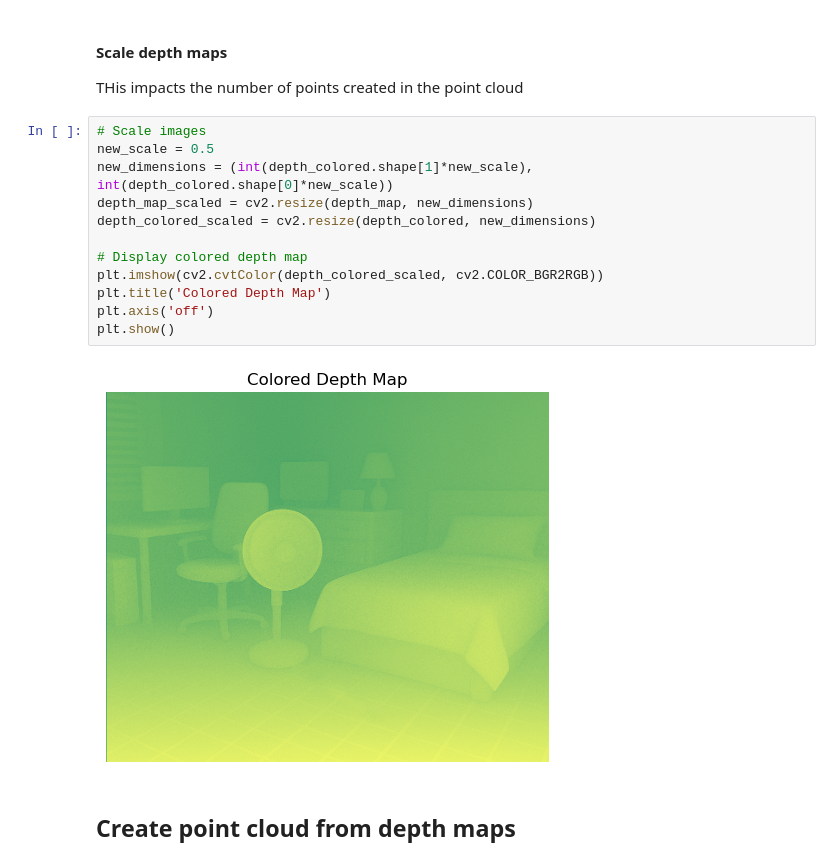
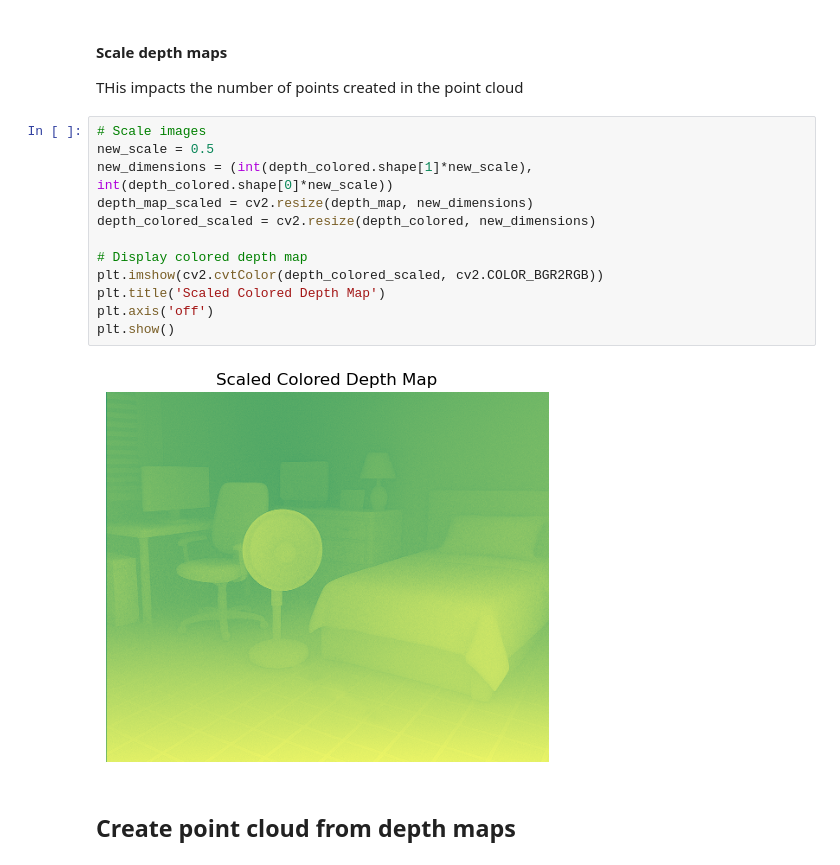
Before and after one commit to DrJohnHughes/EmbodiedAI-DarkNav, a Jupyter notebook: notebooks/00_smoke_test_depthviz.ipynb, the cells around one changed output. Saved outputs shown, nothing was run; the diff lists cells and outputs as text.

```diff
--- a/notebooks/00_smoke_test_depthviz.ipynb
+++ b/notebooks/00_smoke_test_depthviz.ipynb
@@ -35,17 +35,17 @@ THis impacts the number of points created in the point cloud
 # %%
 # Scale images
 new_scale = 0.5
 new_dimensions = (int(depth_colored.shape[1]*new_scale), int(depth_colored.shape[0]*new_scale))
 depth_map_scaled = cv2.resize(depth_map, new_dimensions)
 depth_colored_scaled = cv2.resize(depth_colored, new_dimensions)
 
 # Display colored depth map
 plt.imshow(cv2.cvtColor(depth_colored_scaled, cv2.COLOR_BGR2RGB))
-plt.title('Colored Depth Map')
+plt.title('Scaled Colored Depth Map')
 plt.axis('off')
 plt.show()
 # %% [output]
-[figure, old version]
+[figure, new version]
 # %% [markdown]
 ## Create point cloud from depth maps
 # %%
```
